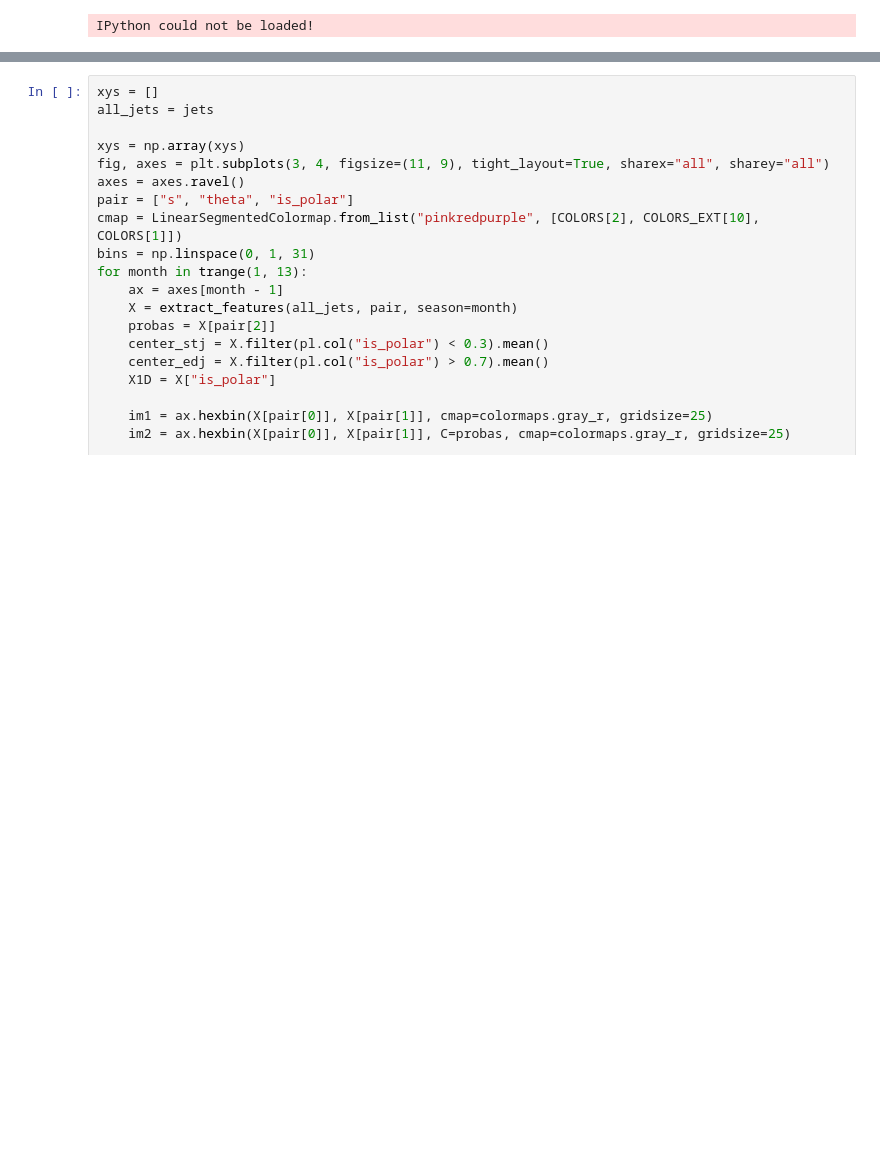
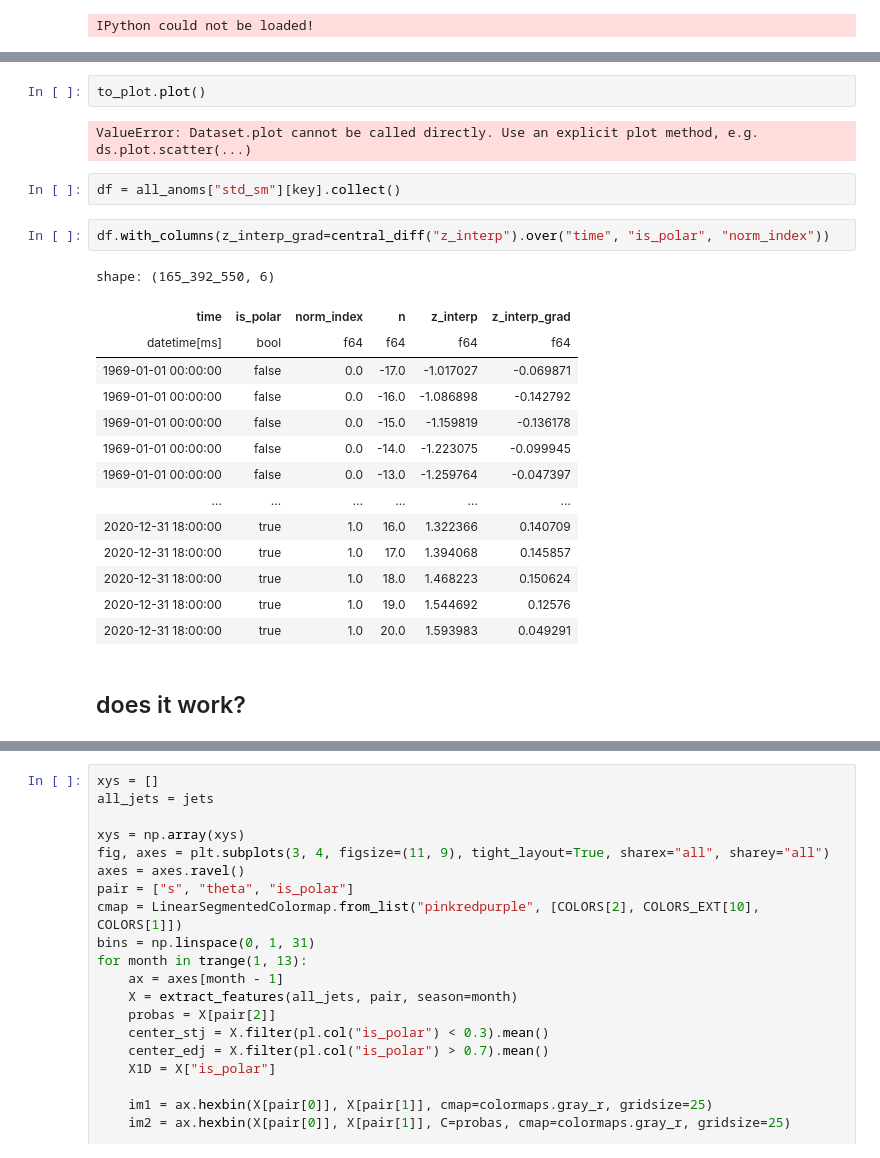
Before and after one commit to hbanderier/persistent-extremes-era5, a Jupyter notebook: Playgrounds/data_henrik_pg.ipynb, the cells around one changed output, grey strips where cells are left out. Cells and saved outputs as stored; diff of their text form; blank space fills up the shorter version.

```diff
--- a/Playgrounds/data_henrik_pg.ipynb
+++ b/Playgrounds/data_henrik_pg.ipynb
@@ -129,3 +241,28 @@ props_dobl = phat_props_catd.clone()
+# %%
+to_plot.plot()
+# %% [output]
+ValueError: Dataset.plot cannot be called directly. Use an explicit plot method, e.g. ds.plot.scatter(...)
+# %%
+df = all_anoms["std_sm"][key].collect()
+# %%
+df.with_columns(z_interp_grad=central_diff("z_interp").over("time", "is_polar", "norm_index"))
+# %% [output]
+shape: (165_392_550, 6)
+| time | is_polar | norm_index | n | z_interp | z_interp_grad |
+| datetime[ms] | bool | f64 | f64 | f64 | f64 |
+| 1969-01-01 00:00:00 | false | 0.0 | -17.0 | -1.017027 | -0.069871 |
+| 1969-01-01 00:00:00 | false | 0.0 | -16.0 | -1.086898 | -0.142792 |
+| 1969-01-01 00:00:00 | false | 0.0 | -15.0 | -1.159819 | -0.136178 |
+| 1969-01-01 00:00:00 | false | 0.0 | -14.0 | -1.223075 | -0.099945 |
+| 1969-01-01 00:00:00 | false | 0.0 | -13.0 | -1.259764 | -0.047397 |
+| … | … | … | … | … | … |
+| 2020-12-31 18:00:00 | true | 1.0 | 16.0 | 1.322366 | 0.140709 |
+| 2020-12-31 18:00:00 | true | 1.0 | 17.0 | 1.394068 | 0.145857 |
+| 2020-12-31 18:00:00 | true | 1.0 | 18.0 | 1.468223 | 0.150624 |
+| 2020-12-31 18:00:00 | true | 1.0 | 19.0 | 1.544692 | 0.12576 |
+| 2020-12-31 18:00:00 | true | 1.0 | 20.0 | 1.593983 | 0.049291 |
+# %% [markdown]
+## does it work?
 # %%
 data_vars = [
     "mean_lat",
```
Also changed, not shown: parts of 12 cells of this notebook, 1 other file.
